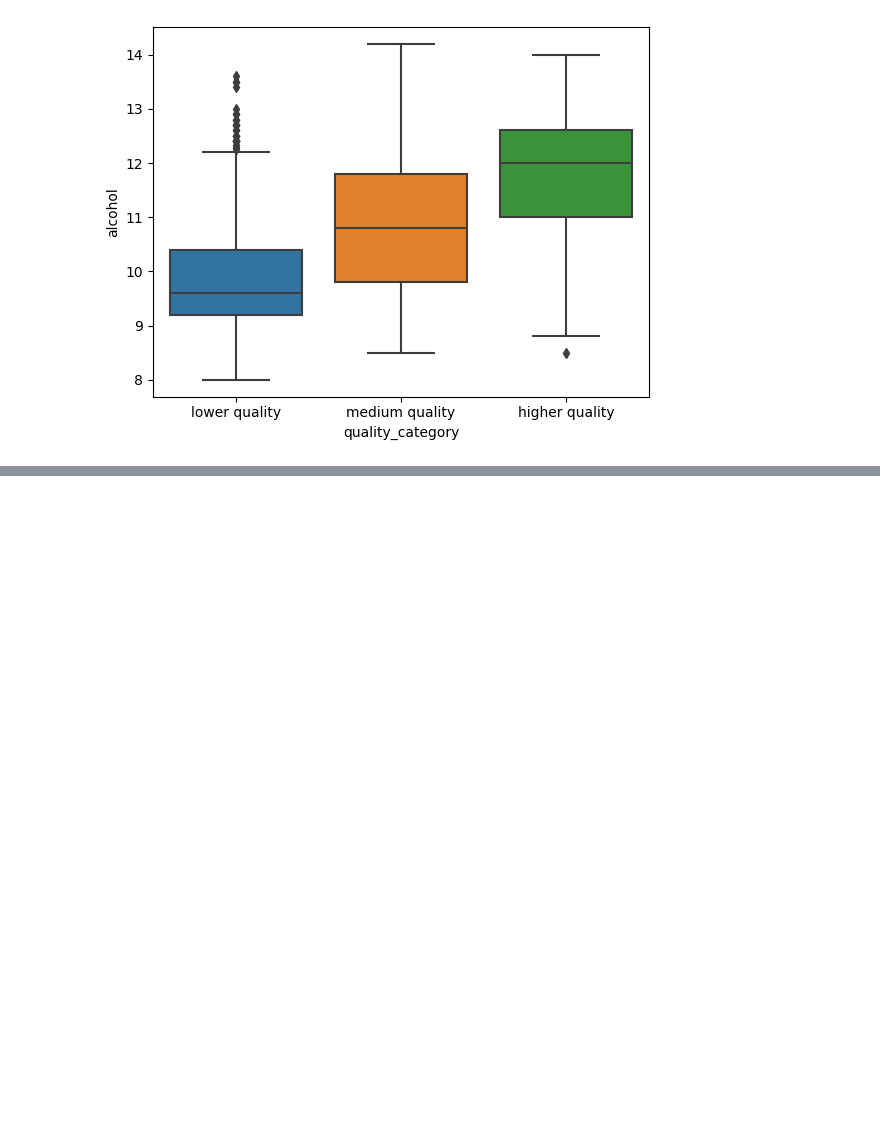
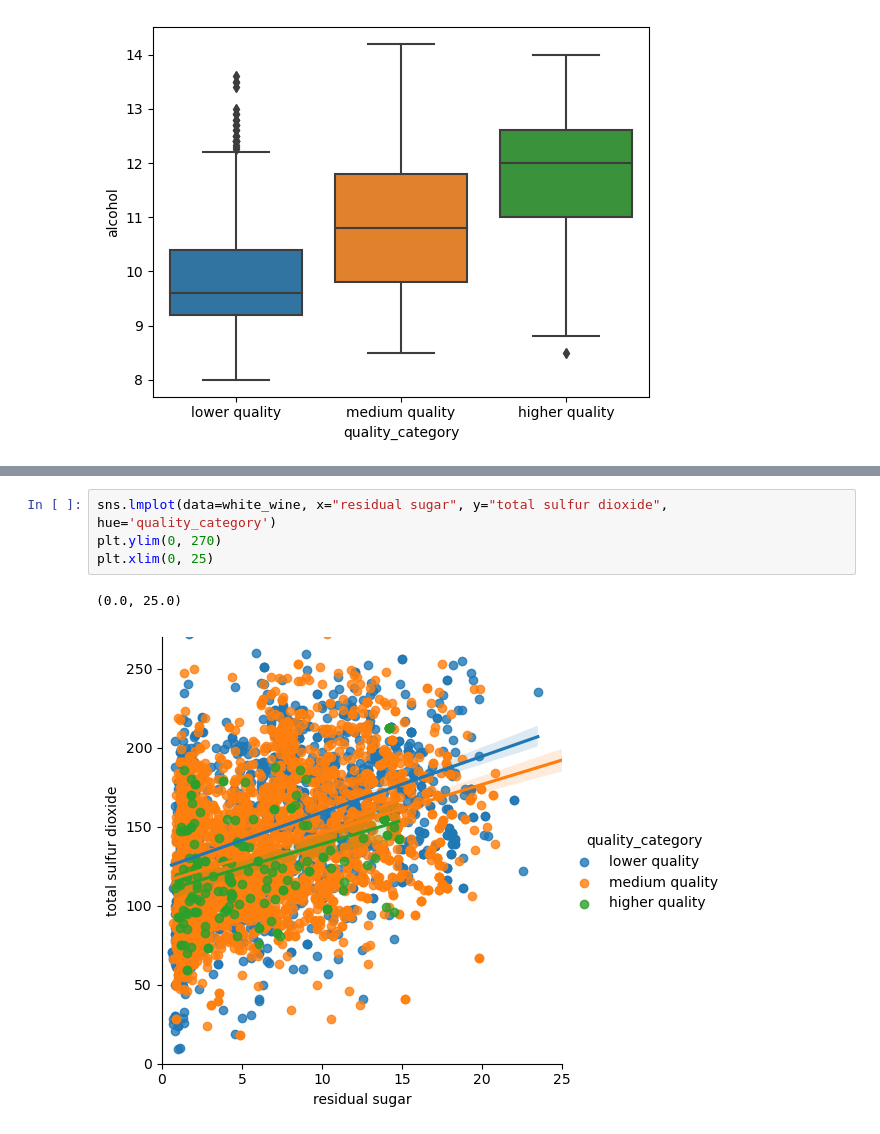
Before and after one commit to novik2713/CAB_Winery_Project, a Jupyter notebook: project2.ipynb, the cells around one changed output, grey strips where cells are left out. Drawn from its saved outputs; the diff is of its cells as text; blank space fills up the shorter version.

```diff
--- a/project2.ipynb
+++ b/project2.ipynb
@@ -722,0 +716,7 @@ sns.boxplot(data=white_wine, x='quality_category', y='fixed acidity')
+# %%
+sns.lmplot(data=white_wine, x="residual sugar", y="total sulfur dioxide", hue='quality_category')
+plt.ylim(0, 270)
+plt.xlim(0, 25)
+# %% [output]
+(0.0, 25.0)
+[figure, added]
```
Also changed, not shown: parts of 15 cells of this notebook, 8 other files.
